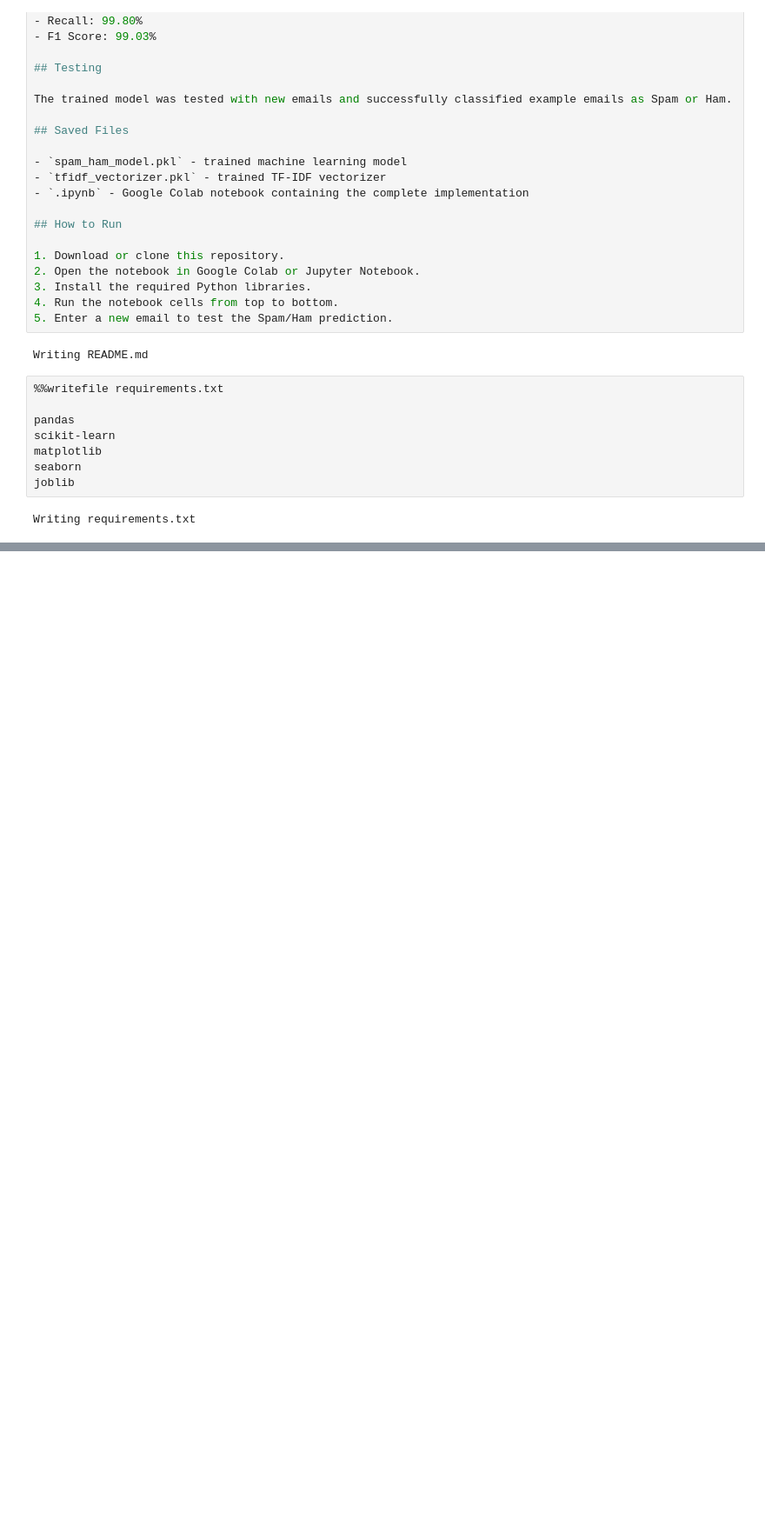
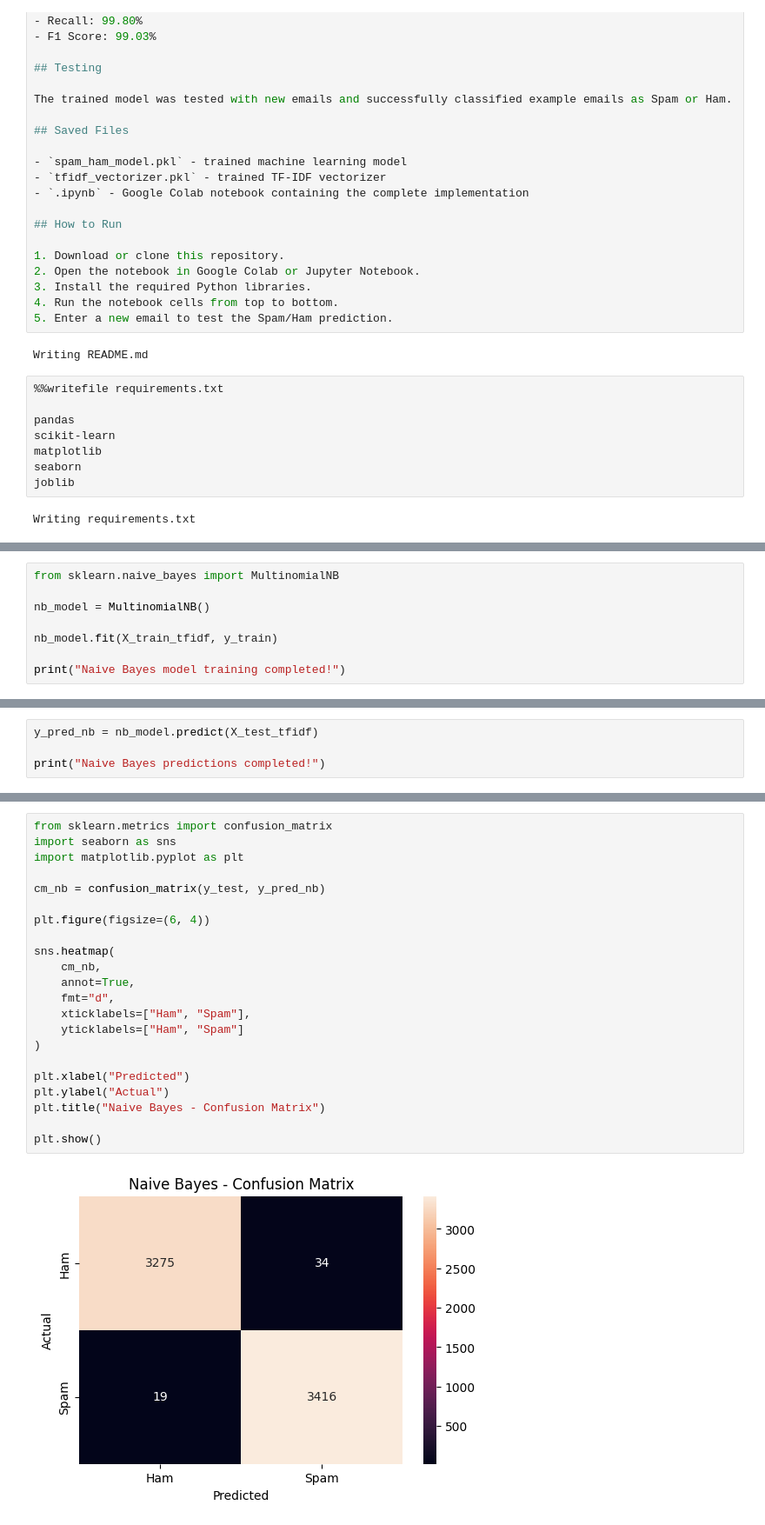
Before and after one commit to kavinnn19/enron-spam-email-classification, a Jupyter notebook: Enron_Spam_Email_Classifier.ipynb, the cells around one changed output, grey strips where cells are left out. Shown at 87% size. Drawn from its saved outputs; the diff is of its cells as text; blank space fills up the shorter version.

```diff
--- a/Enron_Spam_Email_Classifier.ipynb
+++ b/Enron_Spam_Email_Classifier.ipynb
@@ -481,0 +585,8 @@ print(os.listdir())
+# %%
+from sklearn.naive_bayes import MultinomialNB
+
+nb_model = MultinomialNB()
+
+nb_model.fit(X_train_tfidf, y_train)
+
+print("Naive Bayes model training completed!")
@@ -481,0 +595,4 @@ print(os.listdir())
+# %%
+y_pred_nb = nb_model.predict(X_test_tfidf)
+
+print("Naive Bayes predictions completed!")
@@ -481,0 +644,24 @@ print(os.listdir())
+# %%
+from sklearn.metrics import confusion_matrix
+import seaborn as sns
+import matplotlib.pyplot as plt
+
+cm_nb = confusion_matrix(y_test, y_pred_nb)
+
+plt.figure(figsize=(6, 4))
+
+sns.heatmap(
+    cm_nb,
+    annot=True,
+    fmt="d",
+    xticklabels=["Ham", "Spam"],
+    yticklabels=["Ham", "Spam"]
+)
+
+plt.xlabel("Predicted")
+plt.ylabel("Actual")
+plt.title("Naive Bayes - Confusion Matrix")
+
+plt.show()
+# %% [output]
+[figure, added]
```
Also changed, not shown: parts of 23 cells of this notebook.
